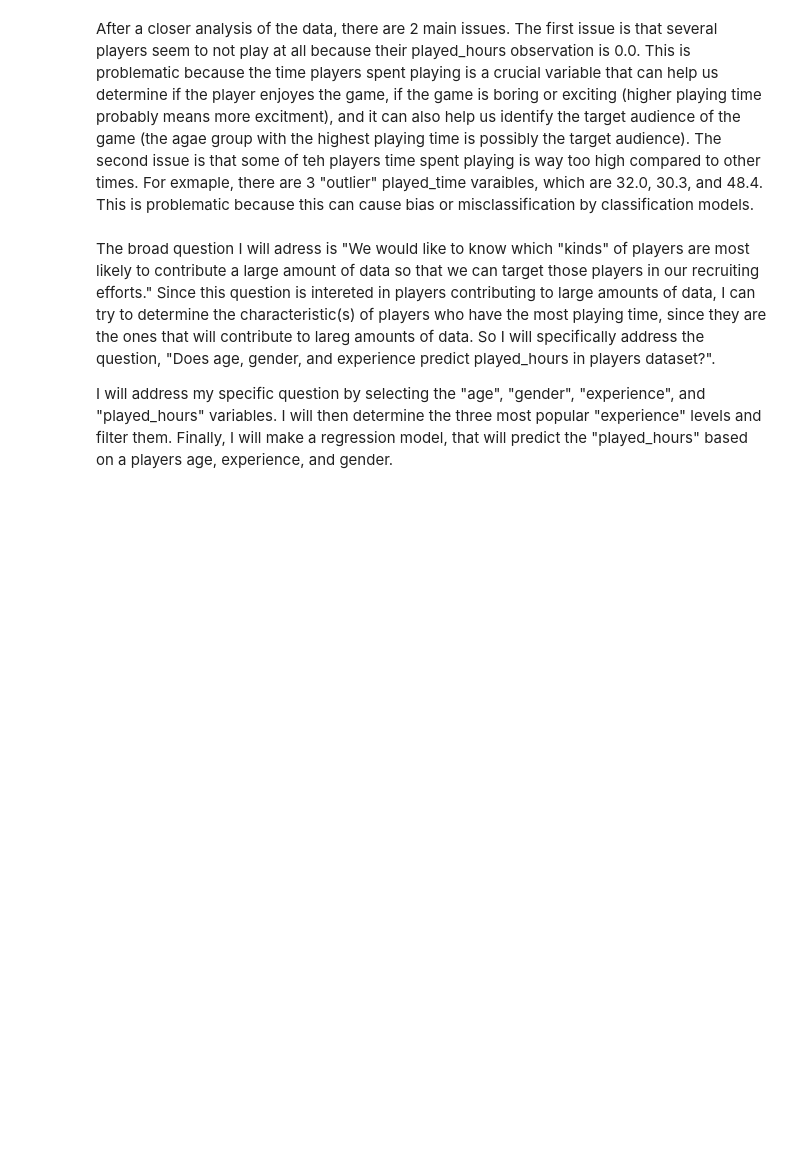
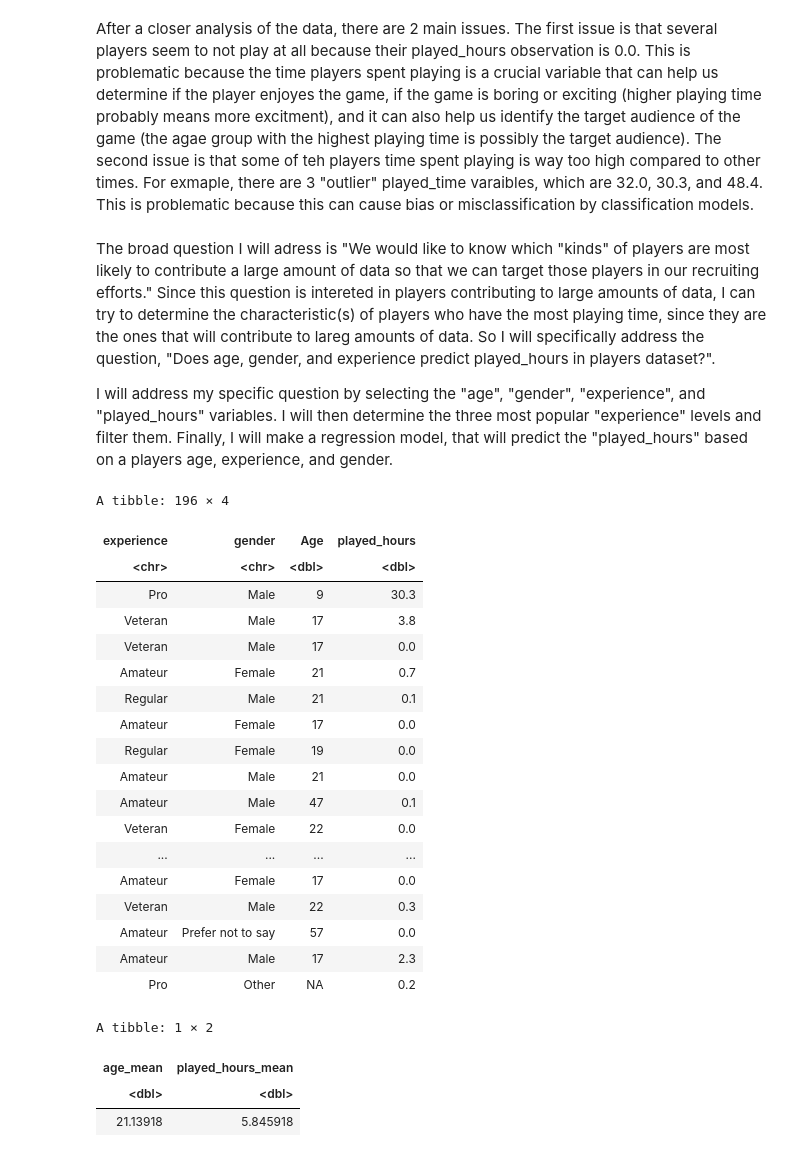
Before and after one commit to Iman-Soliman/Data-Science-100-Group-Project-Individual-, a Jupyter notebook: Individual Report.ipynb, the cells around one changed output. Saved outputs shown, nothing was run; the diff lists cells and outputs as text; code cells hidden in the pictures; blank space fills up the shorter version.

```diff
--- a/Individual Report.ipynb
+++ b/Individual Report.ipynb
@@ -79,3 +80,38 @@ After a closer analysis of the data, there are 2 main issues. The first issue is
 The broad question I will adress is "We would like to know which "kinds" of players are most likely to contribute a large amount of data so that we can target those players in our recruiting efforts." Since this question is intereted in players contributing to large amounts of data, I can try to determine the characteristic(s) of players who have the most playing time, since they are the ones that will contribute to lareg amounts of data. So I will specifically address the question, "Does age, gender, and experience predict played_hours in players dataset?".
 
 I will address my specific question by selecting the "age", "gender", "experience", and "played_hours" variables. I will then determine the three most popular "experience" levels and filter them. Finally, I will make a regression model, that will predict the "played_hours" based on a players age, experience, and gender.
+# %%
+#select the required variables
+players_2 <- players |>
+            select(experience, gender, Age, played_hours)
+players_2
+
+
+#calculate the mean of the dbl variables (Age, played_hours)
+players_specific <- players_2 |>
+                    summarize(age_mean = mean(Age, na.rm = TRUE), played_hours_mean = mean(played_hours, na.rm = TRUE))
+players_specific
+# %% [output]
+A tibble: 196 × 4
+| experience | gender | Age | played_hours |
+| <chr> | <chr> | <dbl> | <dbl> |
+| Pro | Male | 9 | 30.3 |
+| Veteran | Male | 17 | 3.8 |
+| Veteran | Male | 17 | 0.0 |
+| Amateur | Female | 21 | 0.7 |
+| Regular | Male | 21 | 0.1 |
+| Amateur | Female | 17 | 0.0 |
+| Regular | Female | 19 | 0.0 |
+| Amateur | Male | 21 | 0.0 |
+| Amateur | Male | 47 | 0.1 |
+| Veteran | Female | 22 | 0.0 |
+| ... | ... | ... | ... |
+| Amateur | Female | 17 | 0.0 |
+| Veteran | Male | 22 | 0.3 |
+| Amateur | Prefer not to say | 57 | 0.0 |
+| Amateur | Male | 17 | 2.3 |
+| Pro | Other | NA | 0.2 |
+A tibble: 1 × 2
+| age_mean | played_hours_mean |
+| <dbl> | <dbl> |
+| 21.13918 | 5.845918 |
```
Also changed, not shown: parts of 3 cells of this notebook.
